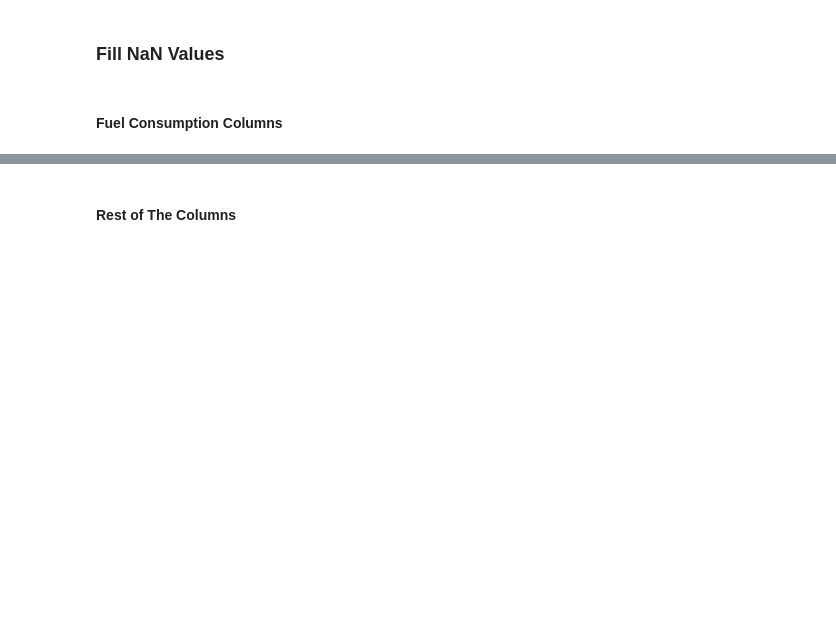
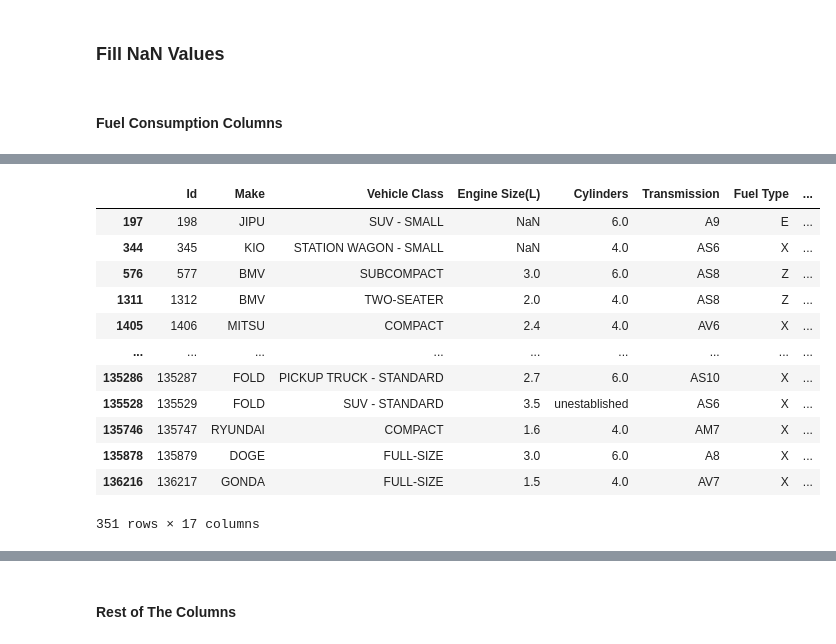
Before and after one commit to radyadhewa/Kaggle-Data-Slayer-2023, a Jupyter notebook: data-slayer.ipynb, the cells around one changed output, grey strips where cells are left out. Saved outputs shown, nothing was run; the diff lists cells and outputs as text; code cells hidden in the pictures; blank space fills up the shorter version.

```diff
--- a/data-slayer.ipynb
+++ b/data-slayer.ipynb
@@ -528,3 +523,19 @@ df_train.head()
+# %%
+df_train[df_train["numeric_FuelComb"].isna()]
+# %% [output]
+|  | Id | Make | Vehicle Class | Engine Size(L) | Cylinders | Transmission | Fuel Type | ... |
+| 197 | 198 | JIPU | SUV - SMALL | NaN | 6.0 | A9 | E | ... |
+| 344 | 345 | KIO | STATION WAGON - SMALL | NaN | 4.0 | AS6 | X | ... |
+| 576 | 577 | BMV | SUBCOMPACT | 3.0 | 6.0 | AS8 | Z | ... |
+| 1311 | 1312 | BMV | TWO-SEATER | 2.0 | 4.0 | AS8 | Z | ... |
+| 1405 | 1406 | MITSU | COMPACT | 2.4 | 4.0 | AV6 | X | ... |
+| ... | ... | ... | ... | ... | ... | ... | ... | ... |
+| 135286 | 135287 | FOLD | PICKUP TRUCK - STANDARD | 2.7 | 6.0 | AS10 | X | ... |
+| 135528 | 135529 | FOLD | SUV - STANDARD | 3.5 | unestablished | AS6 | X | ... |
+| 135746 | 135747 | RYUNDAI | COMPACT | 1.6 | 4.0 | AM7 | X | ... |
+| 135878 | 135879 | DOGE | FULL-SIZE | 3.0 | 6.0 | A8 | X | ... |
+| 136216 | 136217 | GONDA | FULL-SIZE | 1.5 | 4.0 | AV7 | X | ... |
+351 rows × 17 columns
 # %%
 df_train = df_train[['Id', 'Make', 'Vehicle Class', 'Engine Size(L)', 'Cylinders', 'Transmission', 'Fuel Type',
                      'numeric_FuelCity', 'numeric_FuelHwy', 'numeric_FuelComb', 'CO2 Emissions(g/km)']]
```
Also changed, not shown: parts of 18 cells of this notebook, 3 other files.
